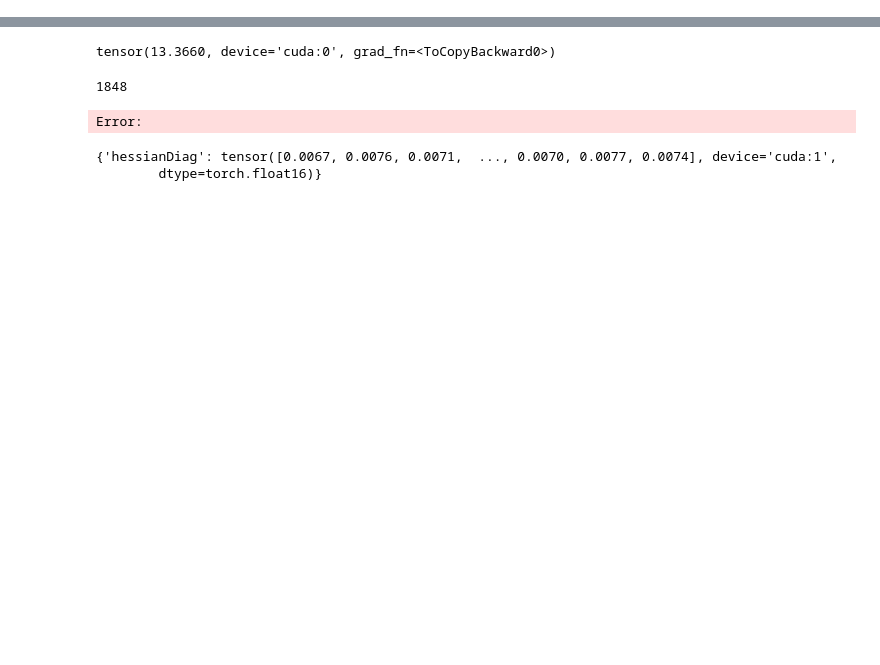
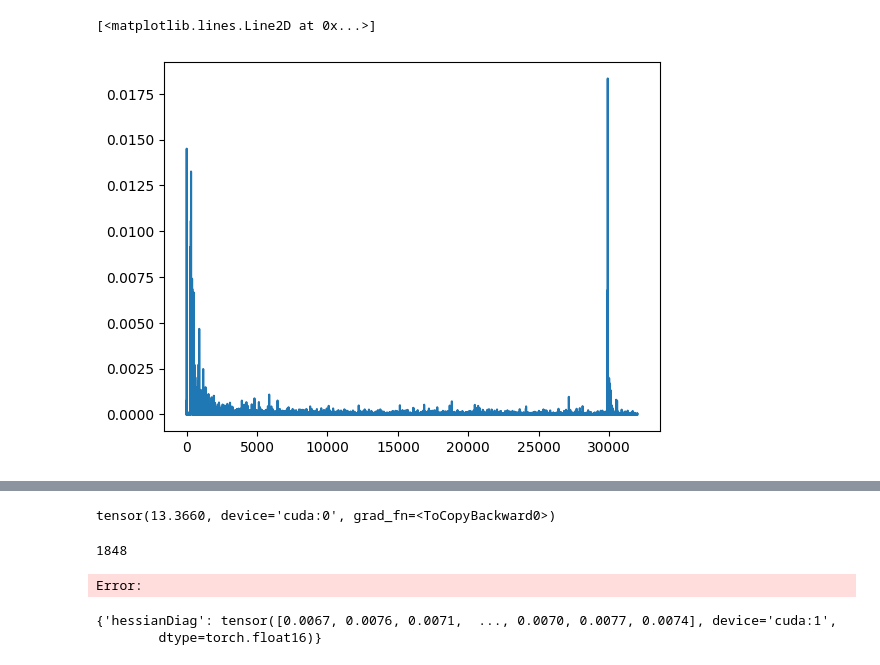
Before and after one commit to xuzukang/NoWag, a Jupyter notebook: test_train.ipynb, the cells around one changed output, grey strips where cells are left out. Cells and saved outputs as stored; diff of their text form; code cells hidden in the pictures; blank space fills up the shorter version.

```diff
--- a/test_train.ipynb
+++ b/test_train.ipynb
@@ -165,0 +22,11 @@ Requirement already satisfied: tqdm in /home/lliu/miniconda3/envs/NoWAC-VQ/lib/p
+# %%
+#config
+ft_n_train = 128
+ft_n_val = 32
+ft_dataset = "pajama"
+base_model = "meta-llama/Llama-2-7b-hf"
+seqlen = 4096
+batch_size = 1
+per_device_train_batch_size = 2
+use_embedding = False
+cache_logits_path = f"temp/cache_logits_{ft_n_train}_{ft_n_val}.pt"
@@ -165,0 +36,6 @@ Requirement already satisfied: tqdm in /home/lliu/miniconda3/envs/NoWAC-VQ/lib/p
+# %%
+overall_data:list[torch.FloatTensor] = data.get_loaders(ft_dataset, nsamples = ft_n_train+ft_n_val
+                                  , model = base_model, train_test = "train",
+                                  seqlen=seqlen)
+
+overall_data = torch.stack([_[0][0] for _ in overall_data])
@@ -165,0 +265,4 @@ Requirement already satisfied: tqdm in /home/lliu/miniconda3/envs/NoWAC-VQ/lib/p
+# %%
+with torch.no_grad():
+    temp_out = model(overall_data[[0]].cuda())
+    print(temp_out["logits"].contiguous().softmax(dim=-1).float()[0,0])
@@ -165,0 +288,6 @@ Requirement already satisfied: tqdm in /home/lliu/miniconda3/envs/NoWAC-VQ/lib/p
+# %%
+import matplotlib.pyplot as plt
+plt.plot(temp_out["logits"].contiguous().softmax(dim=-1).float()[0,0].cpu().numpy())
+# %% [output]
+[<matplotlib.lines.Line2D at 0x...>]
+[figure, added]
```
Also changed, not shown: parts of 39 cells of this notebook, 12 other files.
